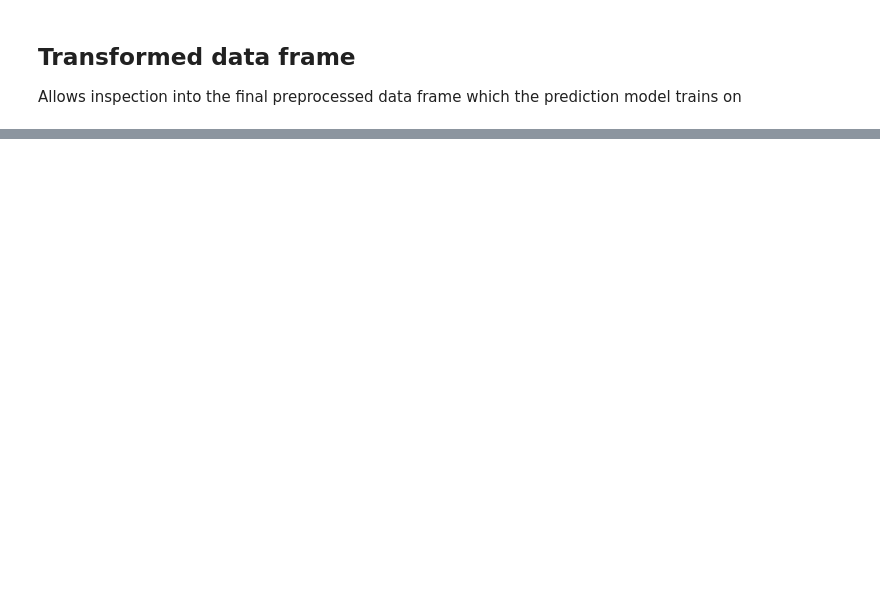
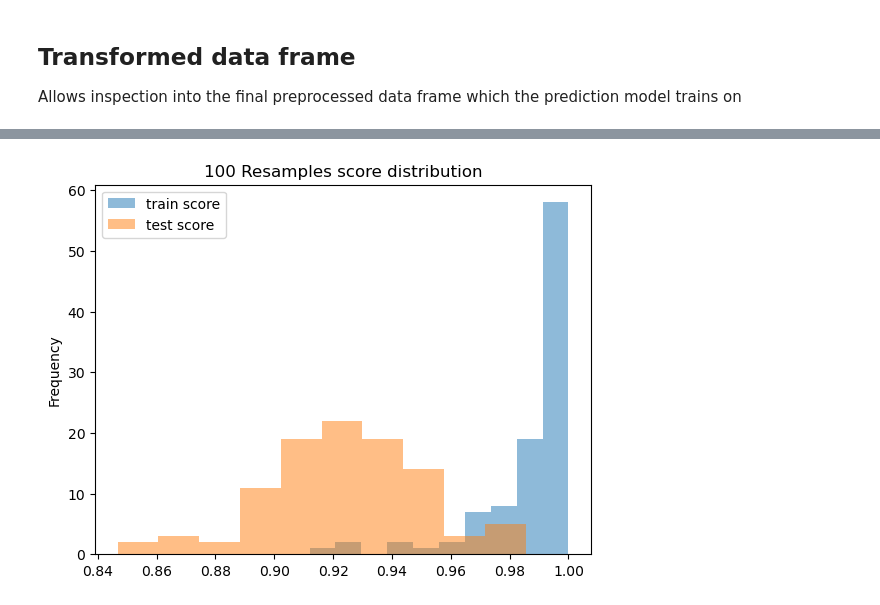
Before and after one commit to Even-tr/IN-STK5000-9000-Project-2, a Jupyter notebook: pipe.ipynb, the cells around one changed output, grey strips where cells are left out. Cells and saved outputs as stored; diff of their text form; code cells hidden in the pictures; blank space fills up the shorter version.

Commit message:
implemented cross validation and some simple bootstrapping

```diff
--- a/pipe.ipynb
+++ b/pipe.ipynb
@@ -302,0 +301,20 @@ number of outliers 1
+# %%
+
+param_grid = {
+    'classifier__max_depth' : range(1,20)
+}
+
+def tune_clf(clf, X_train, y_train, param_grid=param_grid):
+    """
+    Tunes a model with a grid search of the parameter space, then returns a model trained on the optimal hyperparameters.
+
+    ----
+    returns:
+    {
+        'model',
+        'train score'
+    }
+    """
+    model = GridSearchCV(clf, param_grid=param_grid).fit(X_train, y_train)
+    best_model = model.best_estimator_.fit(X_train, y_train)
+    return {'model': best_model, 'train score': best_model.score(X_train, y_train)}
@@ -302,0 +327,11 @@ number of outliers 1
+# %%
+train_scores = []
+test_scores = []
+
+n_samples = 100
+for i in range(n_samples):
+    print(f'{i/n_samples:.2f}')
+    X_train, X_test, y_train, y_test = train_test_split(X, y) # Simple train-test spliot
+    res =  tune_clf(make_clf(tree.DecisionTreeClassifier()), X_train, y_train)
+    train_scores.append(res['train score'])
+    test_scores.append(res['model'].score(X_test, y_test))
@@ -302,0 +356,11 @@ number of outliers 1
+# %%
+train_score_series = pd.Series(train_scores)
+test_score_series = pd.Series(test_scores)
+# %%
+train_score_series.plot.hist(alpha=0.5,)
+test_score_series.plot.hist(alpha=0.5)
+plt.legend(['train score', 'test score'])
+plt.title(f'{n_samples} Resamples score distribution')
+None # hides ugly last line
+# %% [output]
+[figure, added]
```
Also changed, not shown: parts of 9 cells of this notebook.
